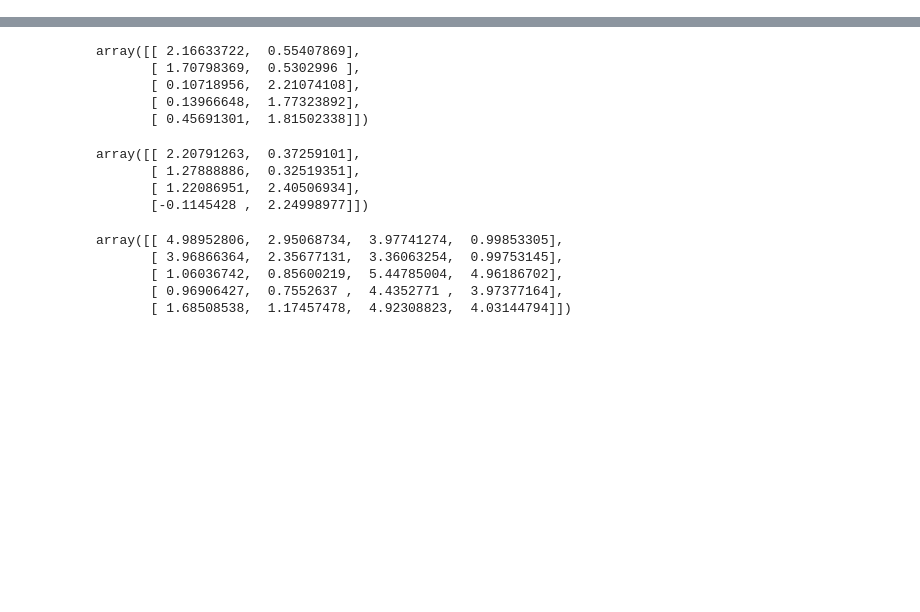
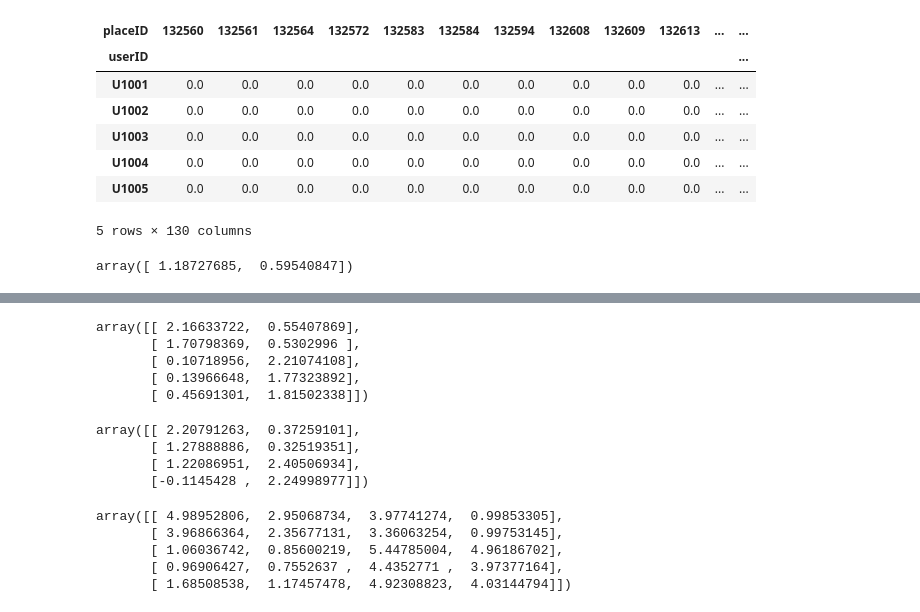
Before and after one commit to zkan/building-recommender-systems, a Jupyter notebook: 05-matrix-factorization.ipynb, the cells around one changed output, grey strips where cells are left out. Saved outputs shown, nothing was run; the diff lists cells and outputs as text; code cells hidden in the pictures; blank space fills up the shorter version.

```diff
--- a/05-matrix-factorization.ipynb
+++ b/05-matrix-factorization.ipynb
@@ -7,0 +161,15 @@ model = NMF(n_components=2, alpha=0.0002, beta=0.02, eta=0.0001, init='random',
+# %%
+restaurant_ratings = pd.read_csv('data/rating_final.csv')
+# %%
+restaurant_ratings_pivoted = restaurant_ratings.pivot('userID', 'placeID', 'rating').fillna(0)
+# %%
+restaurant_ratings_pivoted.head()
+# %% [output]
+| placeID | 132560 | 132561 | 132564 | 132572 | 132583 | 132584 | 132594 | 132608 | 132609 | 132613 | ... | ... |
+| userID |  |  |  |  |  |  |  |  |  |  |  | ... |
+| U1001 | 0.0 | 0.0 | 0.0 | 0.0 | 0.0 | 0.0 | 0.0 | 0.0 | 0.0 | 0.0 | ... | ... |
+| U1002 | 0.0 | 0.0 | 0.0 | 0.0 | 0.0 | 0.0 | 0.0 | 0.0 | 0.0 | 0.0 | ... | ... |
+| U1003 | 0.0 | 0.0 | 0.0 | 0.0 | 0.0 | 0.0 | 0.0 | 0.0 | 0.0 | 0.0 | ... | ... |
+| U1004 | 0.0 | 0.0 | 0.0 | 0.0 | 0.0 | 0.0 | 0.0 | 0.0 | 0.0 | 0.0 | ... | ... |
+| U1005 | 0.0 | 0.0 | 0.0 | 0.0 | 0.0 | 0.0 | 0.0 | 0.0 | 0.0 | 0.0 | ... | ... |
+5 rows × 130 columns
@@ -7,0 +180,4 @@ model = NMF(n_components=2, alpha=0.0002, beta=0.02, eta=0.0001, init='random',
+# %%
+nP[0]
+# %% [output]
+array([ 1.18727685,  0.59540847])
```
Also changed, not shown: parts of 29 cells of this notebook.
